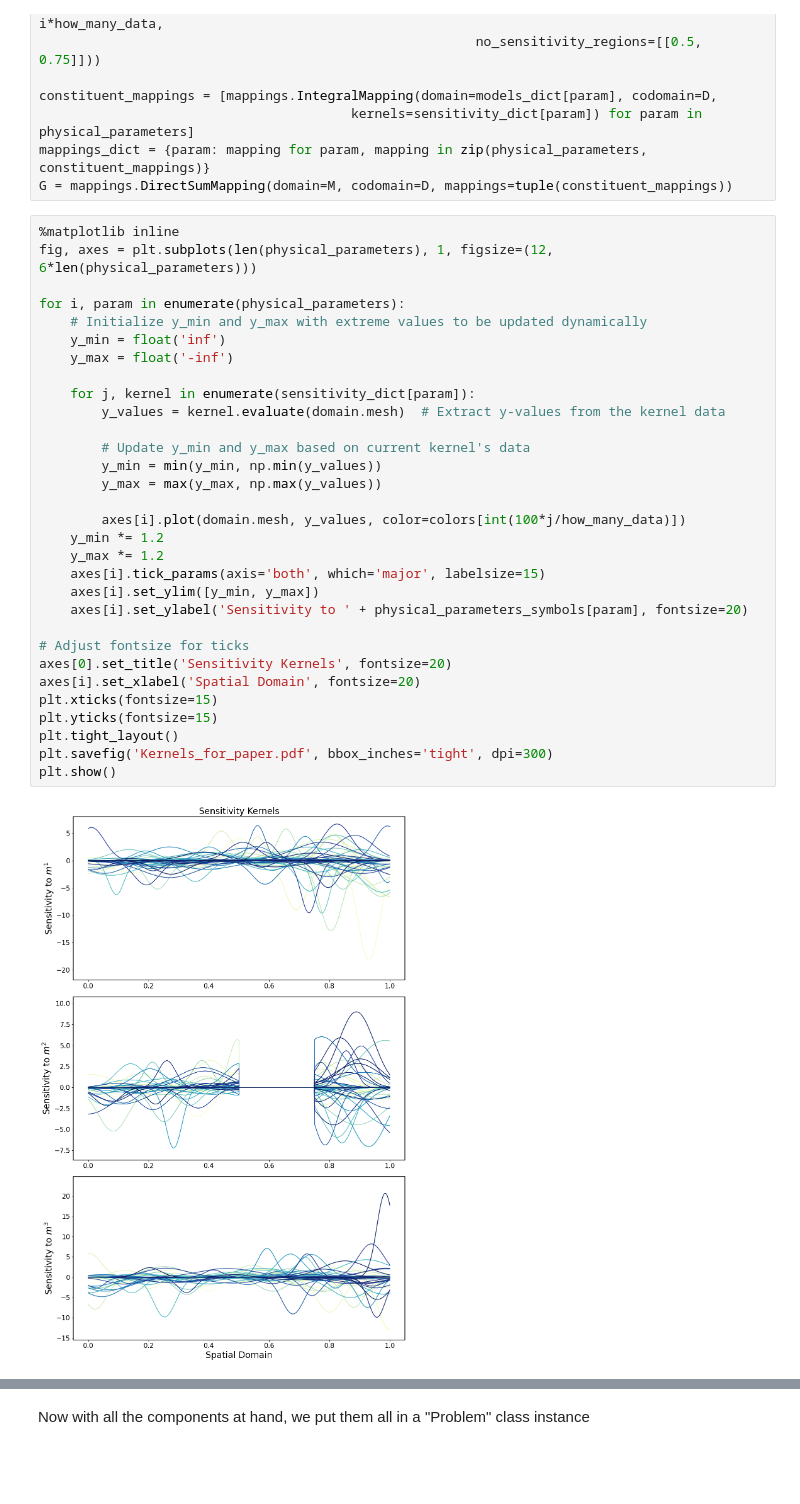
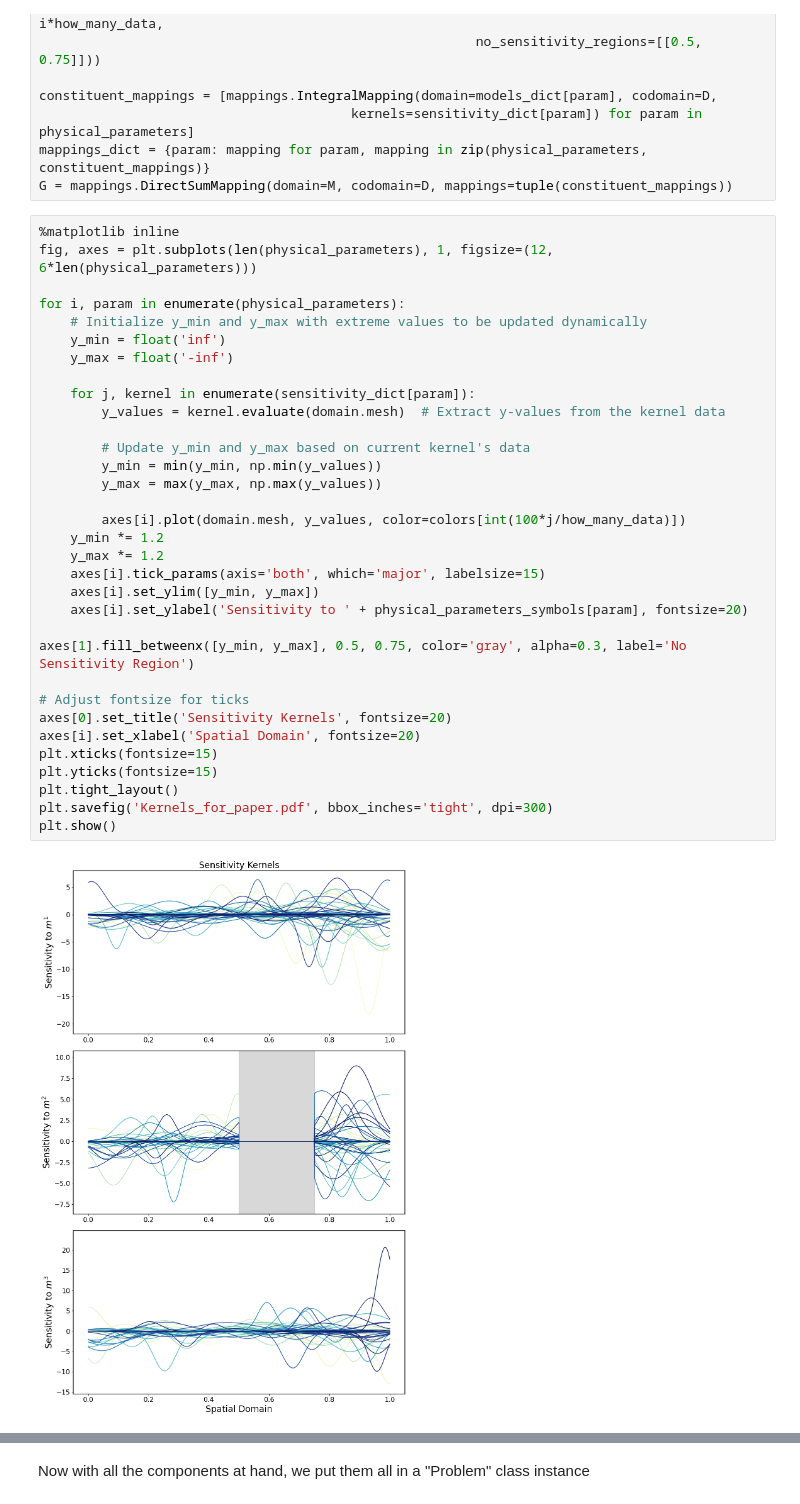
Before and after one commit to Adrian-Mag/SOLA_DLI, a Jupyter notebook: examples/Target_Paper_Examples/solving_problems_fake.ipynb, the cells around one changed output, grey strips where cells are left out. Drawn from its saved outputs; the diff is of its cells as text; blank space fills up the shorter version.

```diff
--- a/examples/Target_Paper_Examples/solving_problems_fake.ipynb
+++ b/examples/Target_Paper_Examples/solving_problems_fake.ipynb
@@ -81,34 +81,36 @@ G = mappings.DirectSumMapping(domain=M, codomain=D, mappings=tuple(constituent_m
 fig, axes = plt.subplots(len(physical_parameters), 1, figsize=(12, 6*len(physical_parameters)))
 
 for i, param in enumerate(physical_parameters):
     # Initialize y_min and y_max with extreme values to be updated dynamically
     y_min = float('inf')
     y_max = float('-inf')
 
     for j, kernel in enumerate(sensitivity_dict[param]):
         y_values = kernel.evaluate(domain.mesh)  # Extract y-values from the kernel data
 
         # Update y_min and y_max based on current kernel's data
         y_min = min(y_min, np.min(y_values))
         y_max = max(y_max, np.max(y_values))
 
         axes[i].plot(domain.mesh, y_values, color=colors[int(100*j/how_many_data)])
     y_min *= 1.2
     y_max *= 1.2
     axes[i].tick_params(axis='both', which='major', labelsize=15)
     axes[i].set_ylim([y_min, y_max])
     axes[i].set_ylabel('Sensitivity to ' + physical_parameters_symbols[param], fontsize=20)
 
+axes[1].fill_betweenx([y_min, y_max], 0.5, 0.75, color='gray', alpha=0.3, label='No Sensitivity Region')
+
 # Adjust fontsize for ticks
 axes[0].set_title('Sensitivity Kernels', fontsize=20)
 axes[i].set_xlabel('Spatial Domain', fontsize=20)
 plt.xticks(fontsize=15)
 plt.yticks(fontsize=15)
 plt.tight_layout()
 plt.savefig('Kernels_for_paper.pdf', bbox_inches='tight', dpi=300)
 plt.show()
 # %% [output]
-[figure, old version]
+[figure, new version]
 # %%
 ###################################
 # Create property mapping and space
```
Also changed, not shown: parts of 8 cells of this notebook, 8 other files.
